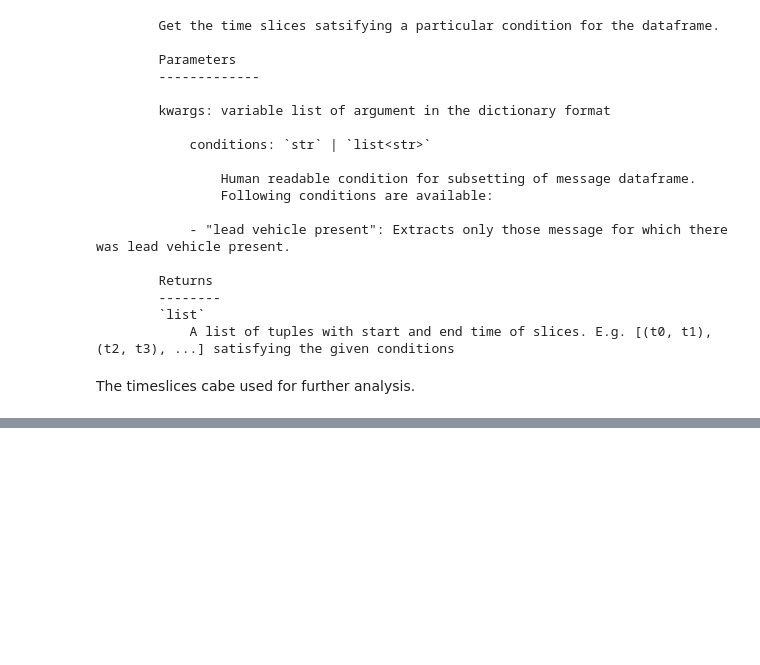
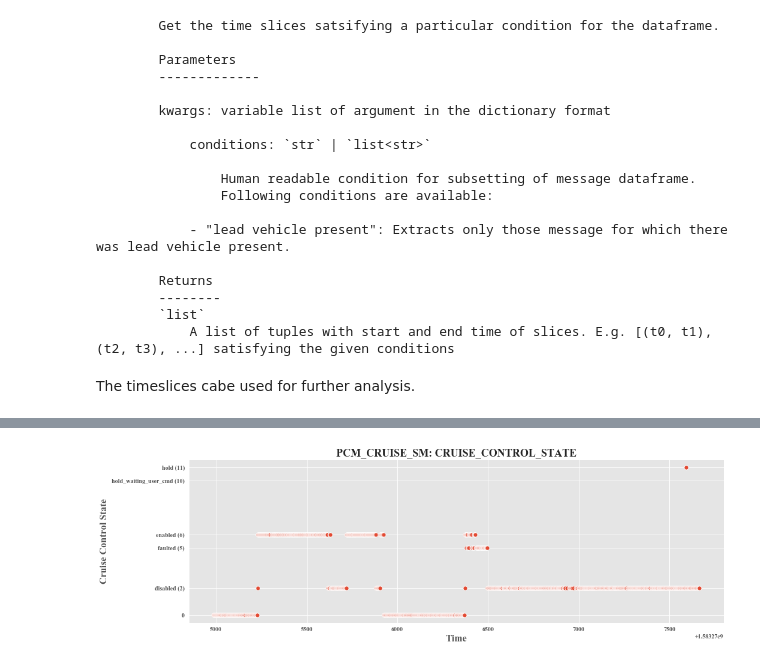
Before and after one commit to jmscslgroup/strym, a Jupyter notebook: notebook/Dataframe subsetting and slicing.ipynb, the cells around one changed output, grey strips where cells are left out. Drawn from its saved outputs; the diff is of its cells as text; code cells hidden in the pictures; blank space fills up the shorter version.

```diff
--- a/notebook/Dataframe subsetting and slicing.ipynb
+++ b/notebook/Dataframe subsetting and slicing.ipynb
@@ -154,0 +206,4 @@ timeslices
+# %%
+subset = r0.msg_subset(conditions="cruise control on")
+# %% [output]
+[figure, added]
```
Also changed, not shown: parts of 13 cells of this notebook.
